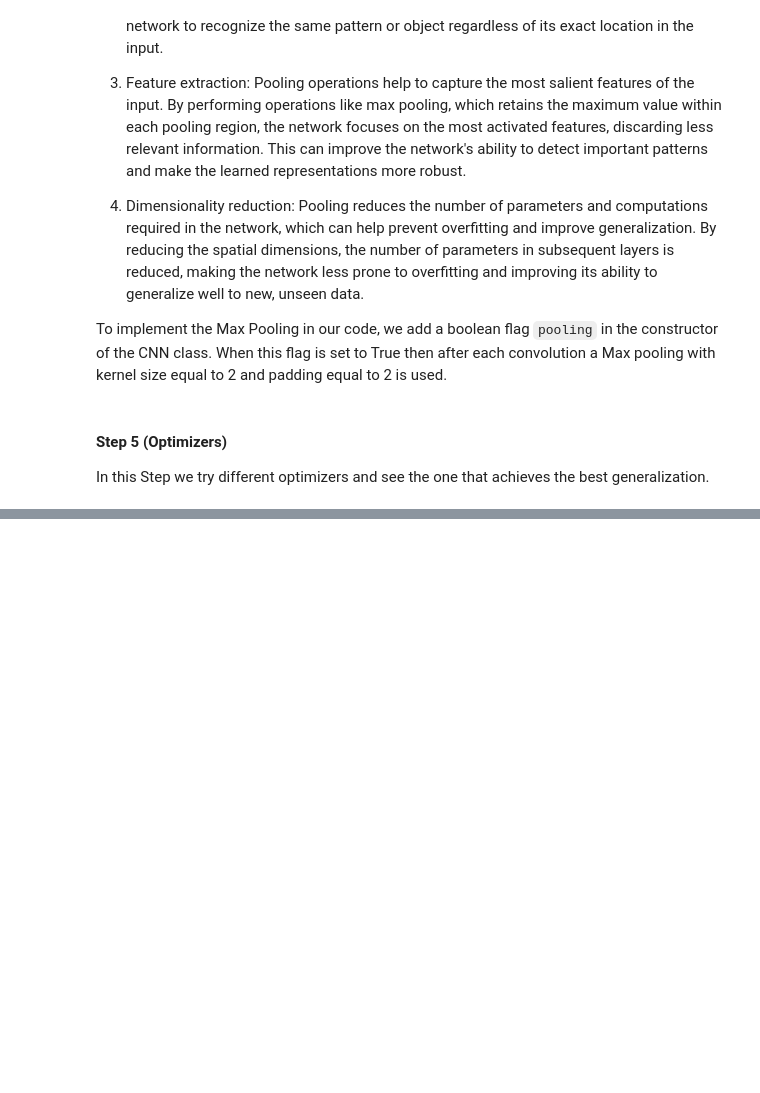
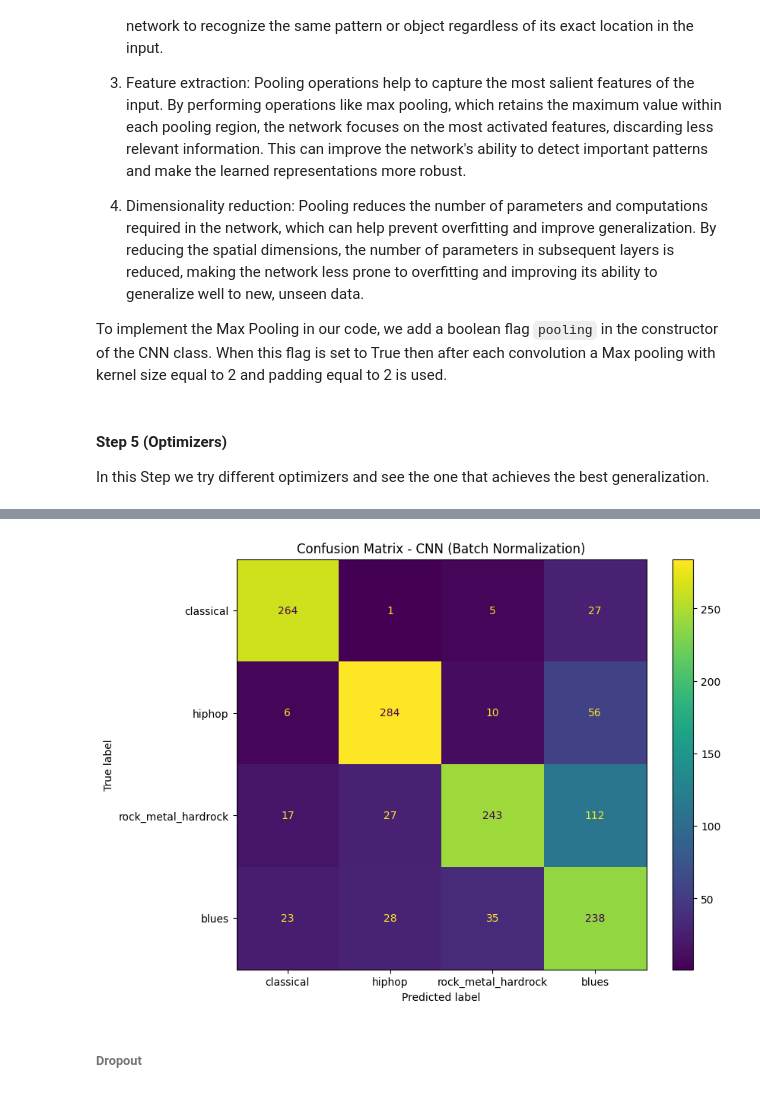
Before and after one commit to ChrisNick92/music-genre-classification, a Jupyter notebook: main.ipynb, the cells around one changed output, grey strips where cells are left out. Cells and saved outputs as stored; diff of their text form; code cells hidden in the pictures; blank space fills up the shorter version.

```diff
--- a/main.ipynb
+++ b/main.ipynb
@@ -320,0 +335,6 @@ results
+# %%
+train_dloader.shuffle = True
+train_dloader.set_epoch = set_epoch
+
+val_dloader.shuffle = True
+val_dloader.set_epoch = set_epoch
@@ -320,0 +344,8 @@ results
+# %%
+from models import CNN
+from utils import train_and_validate
+
+EPOCHS = 30
+learning_rate = 2e-3
+device = 'cuda' if torch.cuda.is_available() else 'cpu'
+loss_fn = nn.CrossEntropyLoss().to(device)
@@ -320,0 +590,10 @@ results
+# %%
+fig, ax = plt.subplots(figsize = (9, 7))
+img = ConfusionMatrixDisplay(cm, display_labels=['classical', 'hiphop', 'rock_metal_hardrock', 'blues'])
+img.plot(ax=ax)
+ax.set_title('Confusion Matrix - CNN (Batch Normalization)')
+plt.show()
+# %% [output]
+[figure, added]
+# %% [markdown]
+###### Dropout
```
Also changed, not shown: parts of 40 cells of this notebook, 2 other files.
